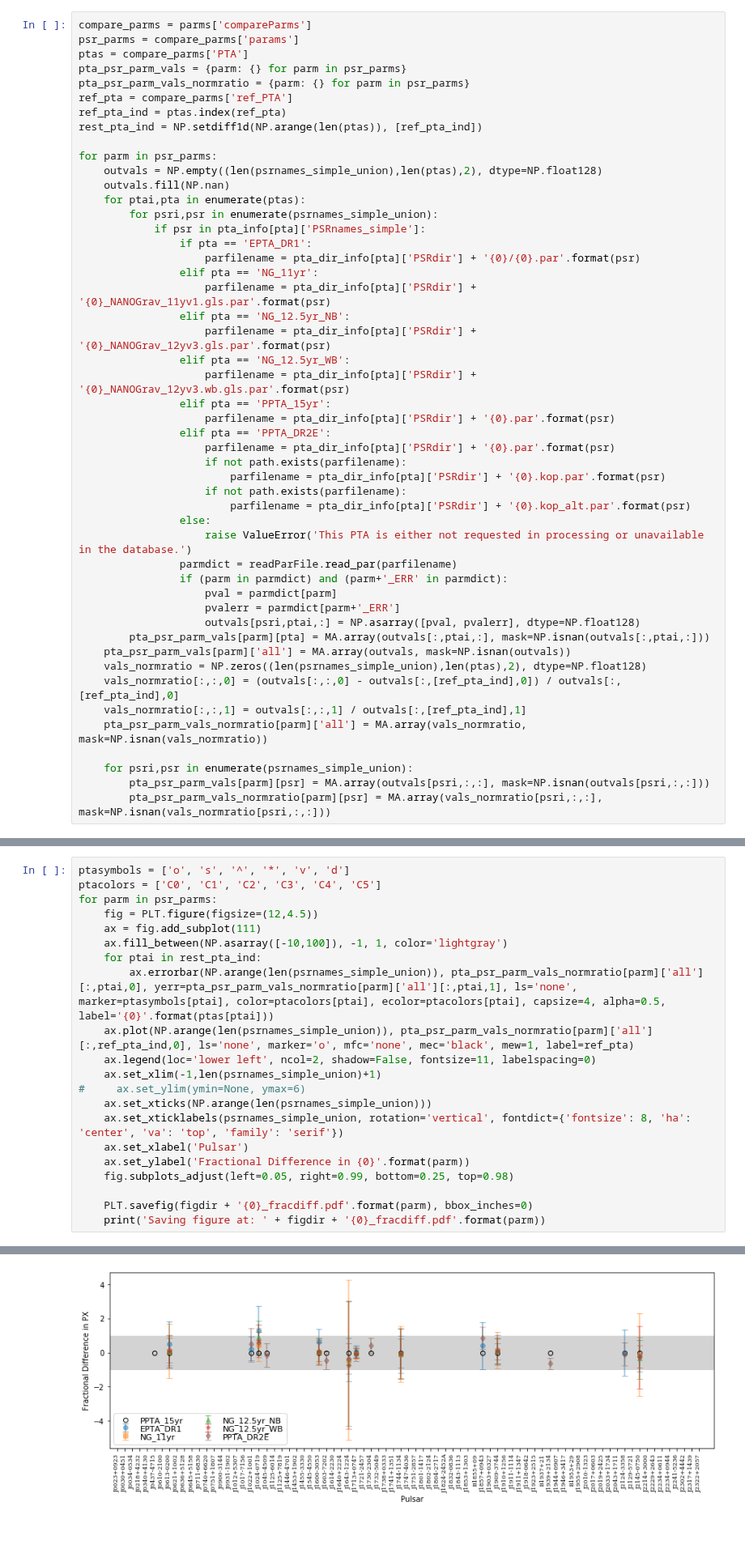
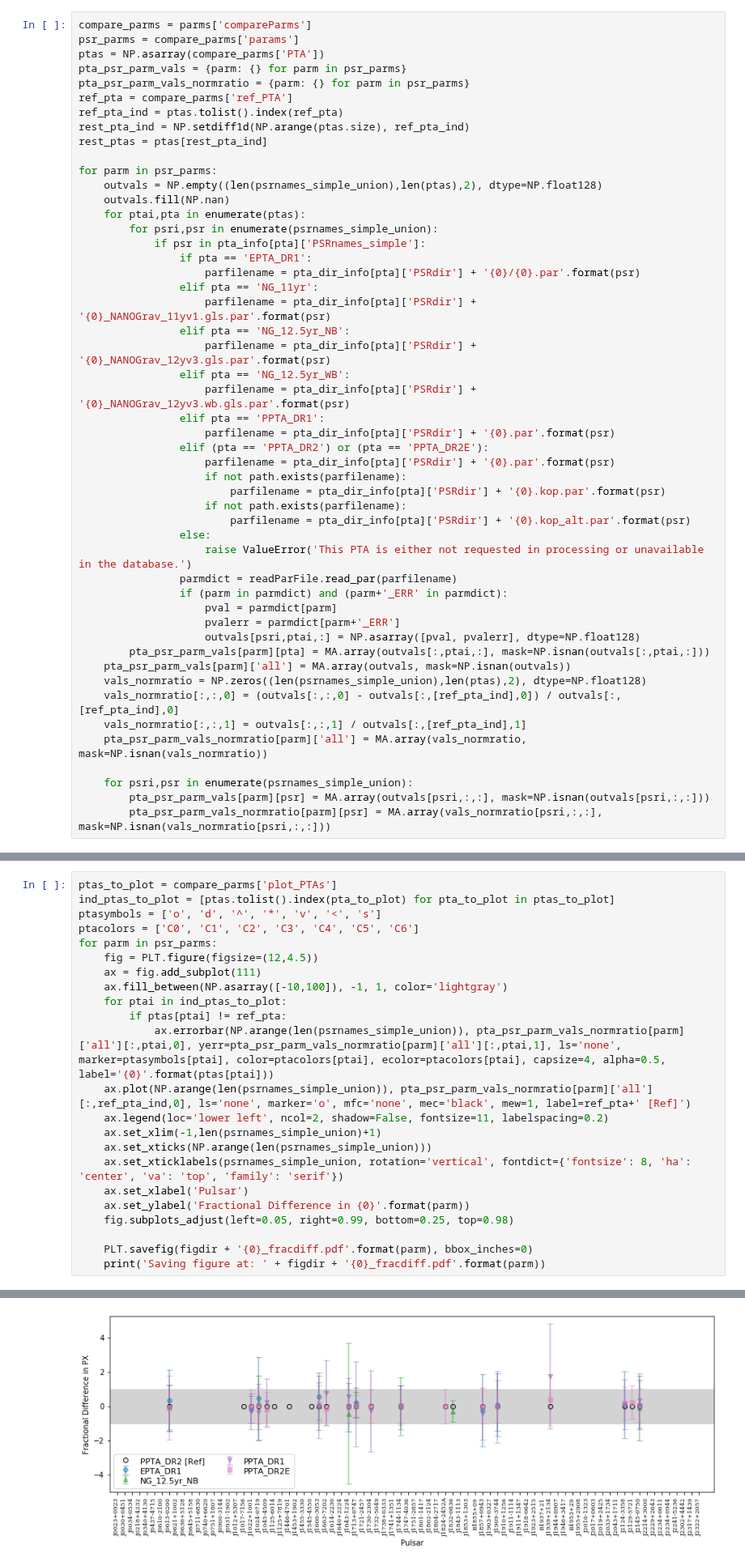
Before and after one commit to danielreardon/ppta_dr2_ephemerides, a Jupyter notebook: parameterComparisonScripts/compare_PSR_parms.ipynb, the cells around one changed output, grey strips where cells are left out. Shown at 81% size. Cells and saved outputs as stored; diff of their text form; blank space fills up the shorter version.

```diff
--- a/parameterComparisonScripts/compare_PSR_parms.ipynb
+++ b/parameterComparisonScripts/compare_PSR_parms.ipynb
@@ -77,12 +77,13 @@ print(psrnames_specific_union)
 # %%
 compare_parms = parms['compareParms']
 psr_parms = compare_parms['params']
-ptas = compare_parms['PTA']
+ptas = NP.asarray(compare_parms['PTA'])
 pta_psr_parm_vals = {parm: {} for parm in psr_parms}
 pta_psr_parm_vals_normratio = {parm: {} for parm in psr_parms}
 ref_pta = compare_parms['ref_PTA']
-ref_pta_ind = ptas.index(ref_pta)
-rest_pta_ind = NP.setdiff1d(NP.arange(len(ptas)), [ref_pta_ind])
+ref_pta_ind = ptas.tolist().index(ref_pta)
+rest_pta_ind = NP.setdiff1d(NP.arange(ptas.size), ref_pta_ind)
+rest_ptas = ptas[rest_pta_ind]
 
 for parm in psr_parms:
     outvals = NP.empty((len(psrnames_simple_union),len(ptas),2), dtype=NP.float128)
@@ -98,9 +99,9 @@ for parm in psr_parms:
                     parfilename = pta_dir_info[pta]['PSRdir'] + '{0}_NANOGrav_12yv3.gls.par'.format(psr)
                 elif pta == 'NG_12.5yr_WB':
                     parfilename = pta_dir_info[pta]['PSRdir'] + '{0}_NANOGrav_12yv3.wb.gls.par'.format(psr)
-                elif pta == 'PPTA_15yr':
+                elif pta == 'PPTA_DR1':
                     parfilename = pta_dir_info[pta]['PSRdir'] + '{0}.par'.format(psr)
-                elif pta == 'PPTA_DR2E':
+                elif (pta == 'PPTA_DR2') or (pta == 'PPTA_DR2E'):
                     parfilename = pta_dir_info[pta]['PSRdir'] + '{0}.par'.format(psr)
                     if not path.exists(parfilename):
                         parfilename = pta_dir_info[pta]['PSRdir'] + '{0}.kop.par'.format(psr)
@@ -198,29 +189,31 @@ print(pta_psr_parm_vals_normratio[parm]['all'])
 # %% [markdown]
 ## Plot: Fractional difference between various PTA estimates for each specified pulsar parameter
 # %%
-ptasymbols = ['o', 's', '^', '*', 'v', 'd']
-ptacolors = ['C0', 'C1', 'C2', 'C3', 'C4', 'C5']
+ptas_to_plot = compare_parms['plot_PTAs']
+ind_ptas_to_plot = [ptas.tolist().index(pta_to_plot) for pta_to_plot in ptas_to_plot]
+ptasymbols = ['o', 'd', '^', '*', 'v', '<', 's']
+ptacolors = ['C0', 'C1', 'C2', 'C3', 'C4', 'C5', 'C6']
 for parm in psr_parms:
     fig = PLT.figure(figsize=(12,4.5))
     ax = fig.add_subplot(111)
     ax.fill_between(NP.asarray([-10,100]), -1, 1, color='lightgray')
-    for ptai in rest_pta_ind:
-        ax.errorbar(NP.arange(len(psrnames_simple_union)), pta_psr_parm_vals_normratio[parm]['all'][:,ptai,0], yerr=pta_psr_parm_vals_normratio[parm]['all'][:,ptai,1], ls='none', marker=ptasymbols[ptai], color=ptacolors[ptai], ecolor=ptacolors[ptai], capsize=4, alpha=0.5, label='{0}'.format(ptas[ptai]))
-    ax.plot(NP.arange(len(psrnames_simple_union)), pta_psr_parm_vals_normratio[parm]['all'][:,ref_pta_ind,0], ls='none', marker='o', mfc='none', mec='black', mew=1, label=ref_pta)
-    ax.legend(loc='lower left', ncol=2, shadow=False, fontsize=11, labelspacing=0)
+    for ptai in ind_ptas_to_plot:
+        if ptas[ptai] != ref_pta:
+            ax.errorbar(NP.arange(len(psrnames_simple_union)), pta_psr_parm_vals_normratio[parm]['all'][:,ptai,0], yerr=pta_psr_parm_vals_normratio[parm]['all'][:,ptai,1], ls='none', marker=ptasymbols[ptai], color=ptacolors[ptai], ecolor=ptacolors[ptai], capsize=4, alpha=0.5, label='{0}'.format(ptas[ptai]))
+    ax.plot(NP.arange(len(psrnames_simple_union)), pta_psr_parm_vals_normratio[parm]['all'][:,ref_pta_ind,0], ls='none', marker='o', mfc='none', mec='black', mew=1, label=ref_pta+' [Ref]')
+    ax.legend(loc='lower left', ncol=2, shadow=False, fontsize=11, labelspacing=0.2)
     ax.set_xlim(-1,len(psrnames_simple_union)+1)
-#     ax.set_ylim(ymin=None, ymax=6)
     ax.set_xticks(NP.arange(len(psrnames_simple_union)))
     ax.set_xticklabels(psrnames_simple_union, rotation='vertical', fontdict={'fontsize': 8, 'ha': 'center', 'va': 'top', 'family': 'serif'})
     ax.set_xlabel('Pulsar')
     ax.set_ylabel('Fractional Difference in {0}'.format(parm))
     fig.subplots_adjust(left=0.05, right=0.99, bottom=0.25, top=0.98)
 
     PLT.savefig(figdir + '{0}_fracdiff.pdf'.format(parm), bbox_inches=0)
     print('Saving figure at: ' + figdir + '{0}_fracdiff.pdf'.format(parm))
 # %% [output]
 Saving figure at: /fred/oz002/nthyagar/projects/dr2_ephemerides/outputs/figures/PX_fracdiff.pdf
-[figure, old version]
+[figure, new version]
 # %% [markdown]
 ## Make comparison dictionaries for requested parameters by creating an Astropy table for each
 # %%
```
Also changed, not shown: parts of 5 cells of this notebook.
